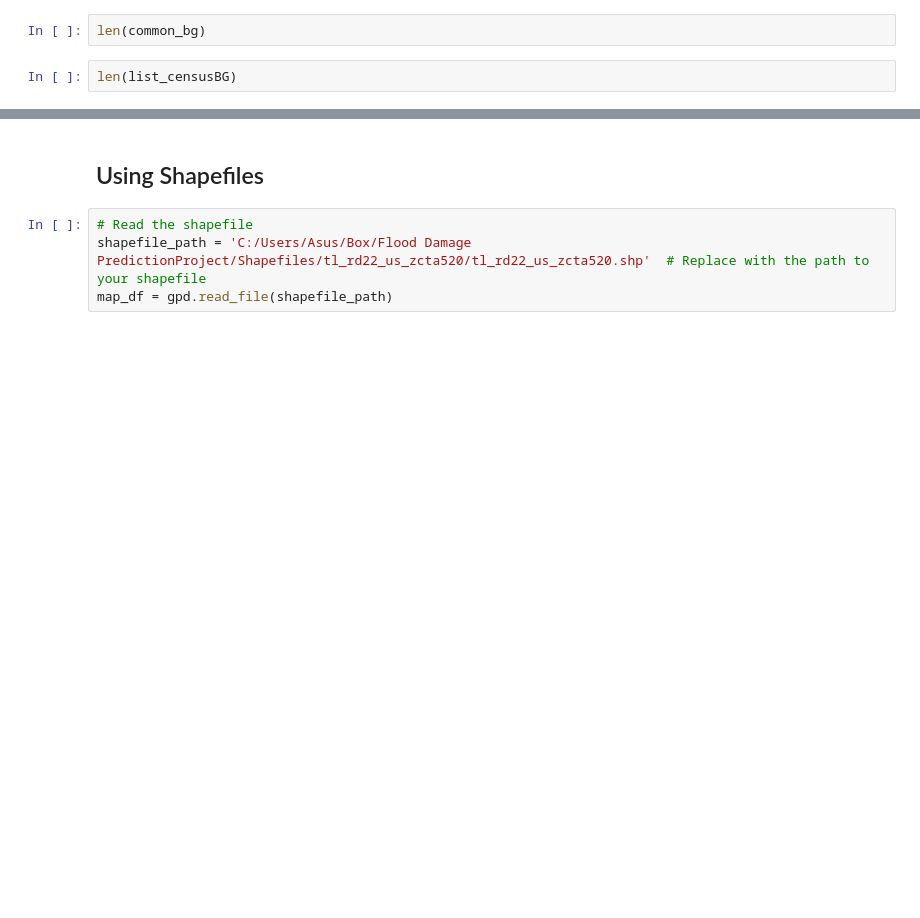
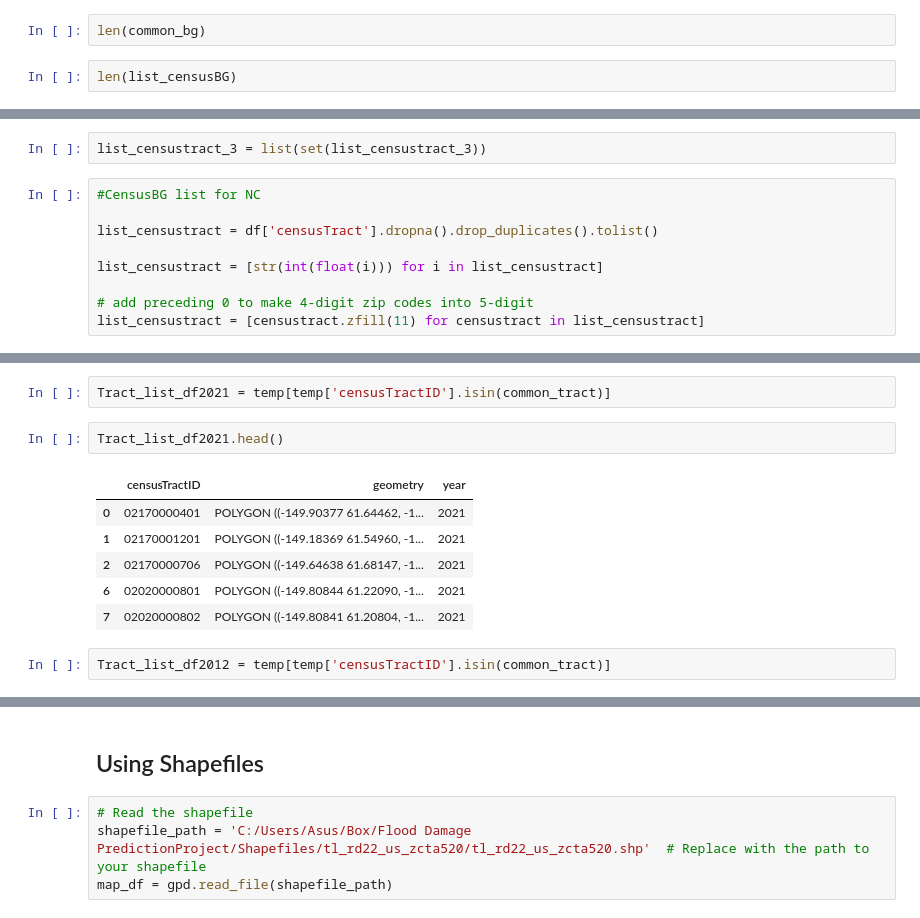
Before and after one commit to LayanKaushik/FloodClaimGeospatialImprovements, a Jupyter notebook: Code/Geographic_unit_code.ipynb, the cells around one changed output, grey strips where cells are left out. Saved outputs shown, nothing was run; the diff lists cells and outputs as text; blank space fills up the shorter version.

```diff
--- a/Code/Geographic_unit_code.ipynb
+++ b/Code/Geographic_unit_code.ipynb
@@ -662,0 +857,11 @@ len(list_censusBG)
+# %%
+list_censustract_3 = list(set(list_censustract_3))
+# %%
+#CensusBG list for NC
+
+list_censustract = df['censusTract'].dropna().drop_duplicates().tolist()
+
+list_censustract = [str(int(float(i))) for i in list_censustract]
+
+# add preceding 0 to make 4-digit zip codes into 5-digit
+list_censustract = [censustract.zfill(11) for censustract in list_censustract]
@@ -662,0 +894,13 @@ len(list_censusBG)
+# %%
+Tract_list_df2021 = temp[temp['censusTractID'].isin(common_tract)]
+# %%
+Tract_list_df2021.head()
+# %% [output]
+|  | censusTractID | geometry | year |
+| 0 | 02170000401 | POLYGON ((-149.90377 61.64462, -1... | 2021 |
+| 1 | 02170001201 | POLYGON ((-149.18369 61.54960, -1... | 2021 |
+| 2 | 02170000706 | POLYGON ((-149.64638 61.68147, -1... | 2021 |
+| 6 | 02020000801 | POLYGON ((-149.80844 61.22090, -1... | 2021 |
+| 7 | 02020000802 | POLYGON ((-149.80841 61.20804, -1... | 2021 |
+# %%
+Tract_list_df2012 = temp[temp['censusTractID'].isin(common_tract)]
```
Also changed, not shown: parts of 69 cells of this notebook, 2 other files.
